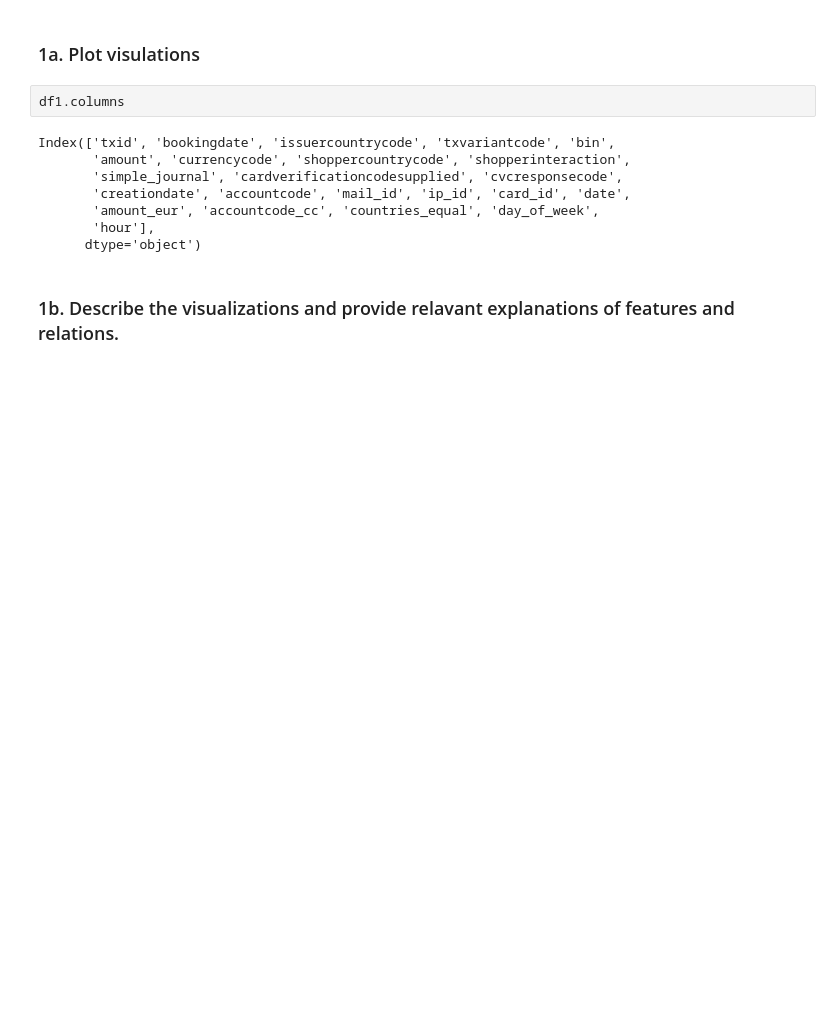
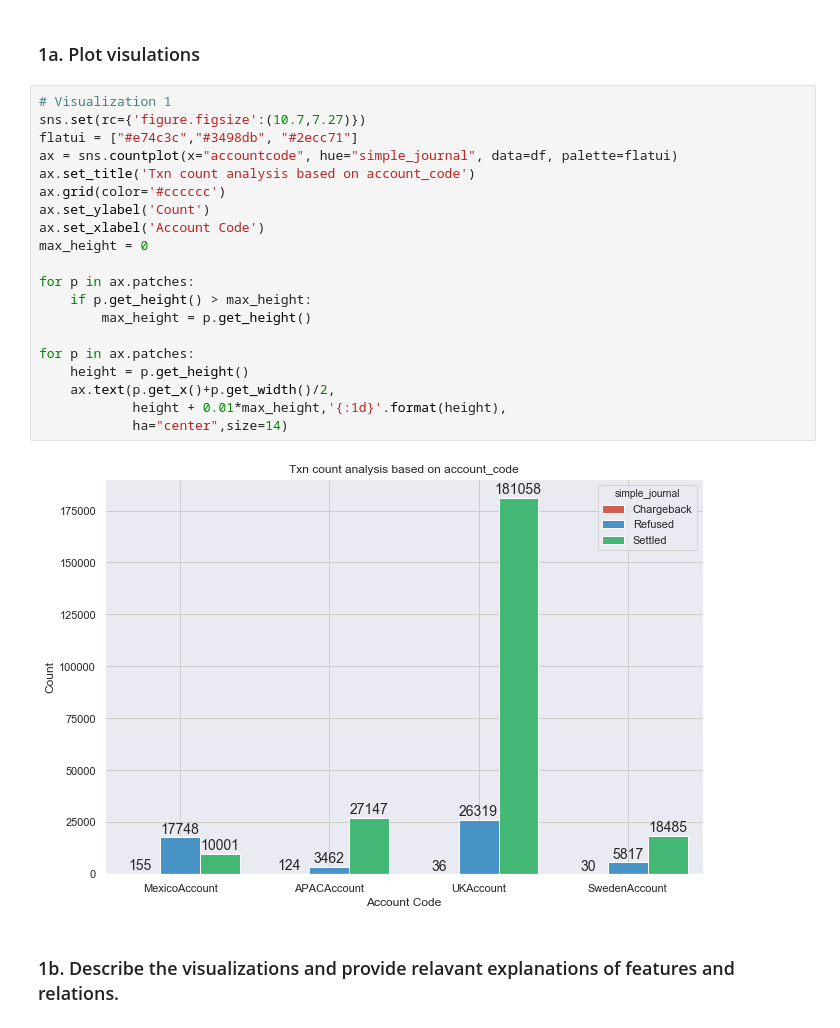
Before and after one commit to adityakunar/cda-2021, a Jupyter notebook: Assignment-1/Lab1.ipynb, the cells around one changed output. Saved outputs shown, nothing was run; the diff lists cells and outputs as text; blank space fills up the shorter version.

```diff
--- a/Assignment-1/Lab1.ipynb
+++ b/Assignment-1/Lab1.ipynb
@@ -139,16 +141,28 @@ df1 = preprocess(df)
 ## 1. Visualization task – 1 A4
 # %% [markdown]
 ### 1a. Plot visulations
-# %%
-df1.columns
-# %% [output]
-Index(['txid', 'bookingdate', 'issuercountrycode', 'txvariantcode', 'bin',
-       'amount', 'currencycode', 'shoppercountrycode', 'shopperinteraction',
-       'simple_journal', 'cardverificationcodesupplied', 'cvcresponsecode',
-       'creationdate', 'accountcode', 'mail_id', 'ip_id', 'card_id', 'date',
-       'amount_eur', 'accountcode_cc', 'countries_equal', 'day_of_week',
-       'hour'],
-      dtype='object')
+# %%
+# Visualization 1
+sns.set(rc={'figure.figsize':(10.7,7.27)})
+flatui = ["#e74c3c","#3498db", "#2ecc71"]
+ax = sns.countplot(x="accountcode", hue="simple_journal", data=df, palette=flatui)
+ax.set_title('Txn count analysis based on account_code')
+ax.grid(color='#cccccc')
+ax.set_ylabel('Count')
+ax.set_xlabel('Account Code')
+max_height = 0
+
+for p in ax.patches:
+    if p.get_height() > max_height:
+        max_height = p.get_height()
+
+for p in ax.patches:
+    height = p.get_height()
+    ax.text(p.get_x()+p.get_width()/2,
+            height + 0.01*max_height,'{:1d}'.format(height),
+            ha="center",size=14)
+# %% [output]
+[figure, added]
 # %% [markdown]
 ### 1b. Describe the visualizations and provide relavant explanations of features and relations.
 # %% [markdown]
```
Also changed, not shown: parts of 13 cells of this notebook.
